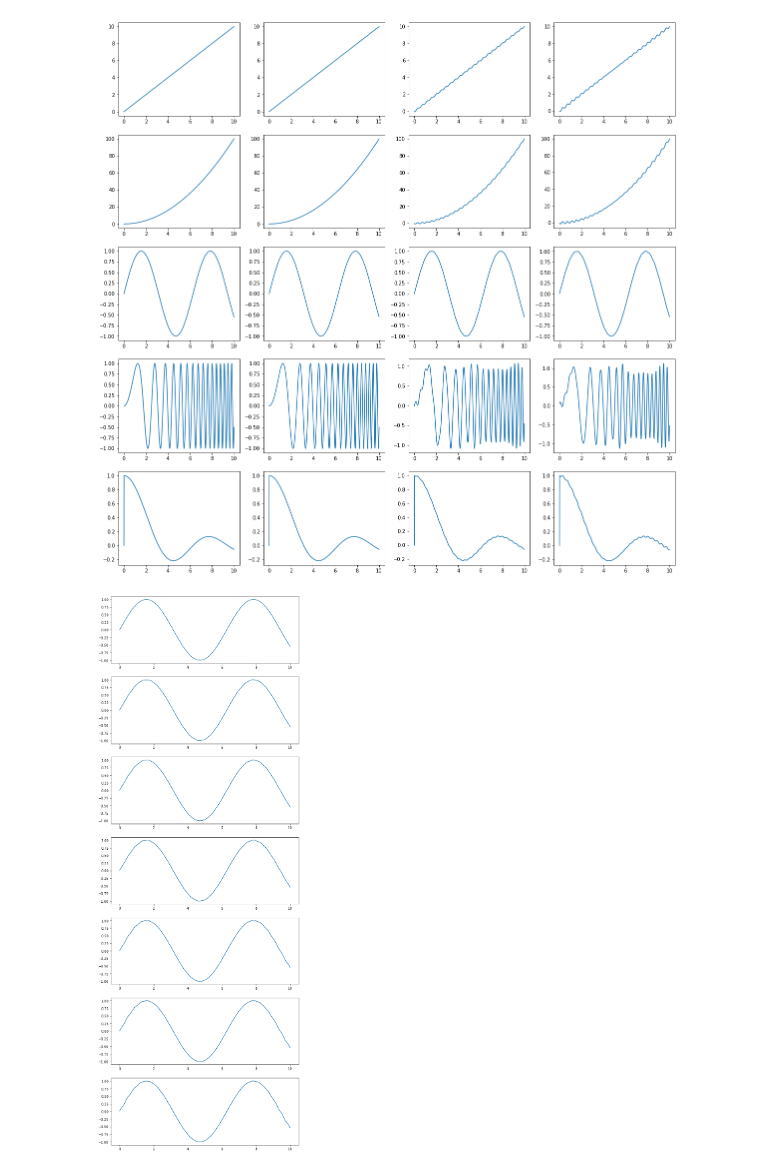
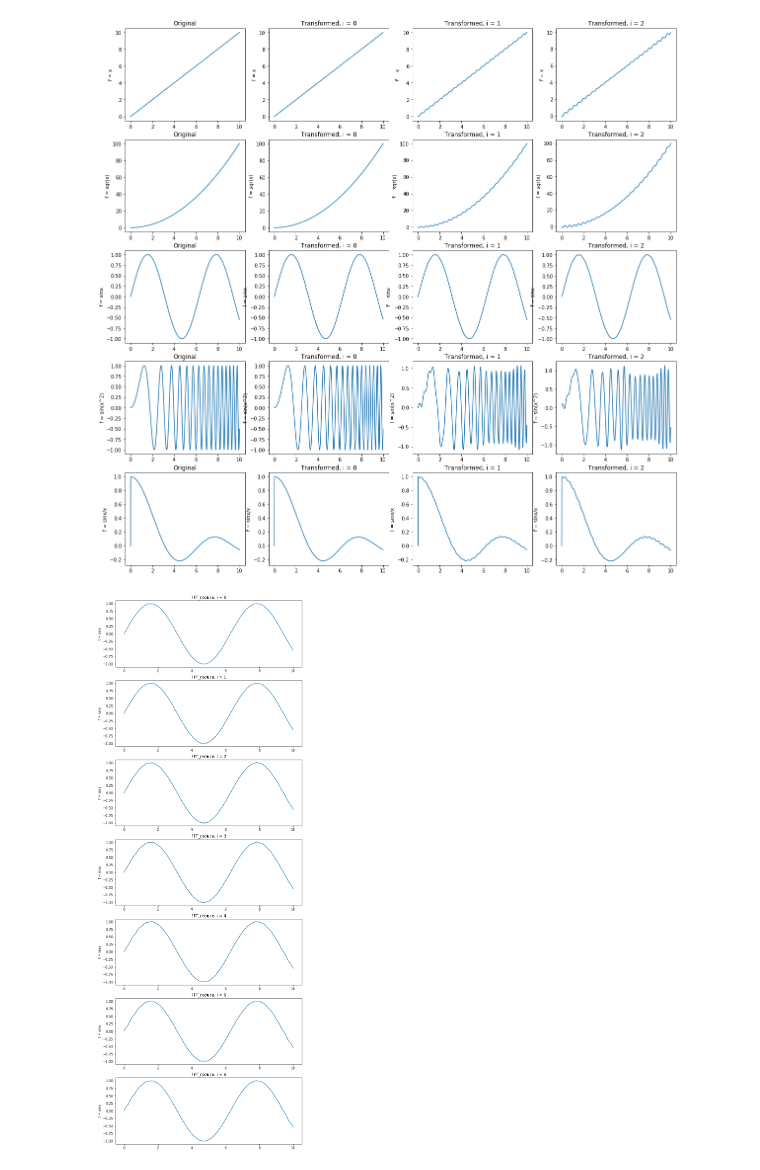
Before and after one commit to salamantos/MIPT_CPP_programming, a Jupyter notebook: 4module/Fourier_transform/Fast_Fourier_Transform.ipynb, the cells around one changed output. Cells and saved outputs as stored; diff of their text form; code cells hidden in the pictures.

Commit message:
Add labels on graphs

```diff
--- a/4module/Fourier_transform/Fast_Fourier_Transform.ipynb
+++ b/4module/Fourier_transform/Fast_Fourier_Transform.ipynb
@@ -58,7 +58,7 @@ def FFT_reduce(values, D = 0):
     temp = FFTReverse(transformed)
     return [x.real for x in temp[:real_len]]
 # %%
-def compare(func, n, count = 3, size = 5):
+def compare(func, func_name, n, count = 3, size = 5):
     # Убираем (0, count) последних коэффициентов
     # Видно, что уже при удалении 1 последнего график меняется
     X = [x*0.01 for x in range(1001)]
@@ -66,18 +66,25 @@ def compare(func, n, count = 3, size = 5):
     # original
     plt.subplot(size, count + 1, 1 + (count+1)*n)
     plt.plot(X, Y0)
+    # plt.xlabel('x')
+    plt.ylabel(func_name)
+    plt.title('Original')
     # transformed
     for i in range(count):
         Y = FFT_reduce(Y0, i)
         plt.subplot(size, count + 1, i + 2 + (count+1)*n)
         plt.plot(X, Y)
+        # plt.xlabel('x')
+        plt.ylabel(func_name)
+        plt.title('Transformed, i = ' + str(i))
 # %%
 func_list = [x, square_x, sin_x, sin_square_x, sin_div_x]
+func_names = ['f = x', 'f = sqr(x)', 'f = sinx', 'f = sin(x^2)', 'f = sinx/x']
 plt.figure(figsize = (20, 20))
 for i in range(5):
-    compare(func_list[i], i)
+    compare(func_list[i], func_names[i], i)
 # %% [output]
-[figure, old version]
+[figure, new version]
 # %%
 X = [x*0.01 for x in range(1001)]
 Y0 = [sin_x(x) for x in X]
@@ -85,7 +92,10 @@ plt.figure(figsize = (10, 30))
 count = 7
 for i in range(count):
     Y = FFT_reduce(Y0, i)
-    plt.subplot(count, 1, i+1)
+    plt.subplot(count, 1, i + 1)
     plt.plot(X, Y)
+    # plt.xlabel('x')
+    plt.ylabel('f = sinx')
+    plt.title('FFT_reduce, i = ' + str(i))
 # %% [output]
-[figure, old version]
+[figure, new version]
```
